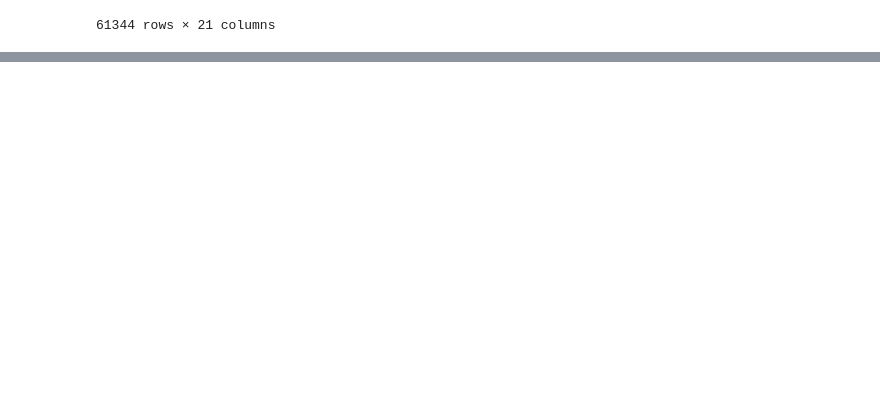
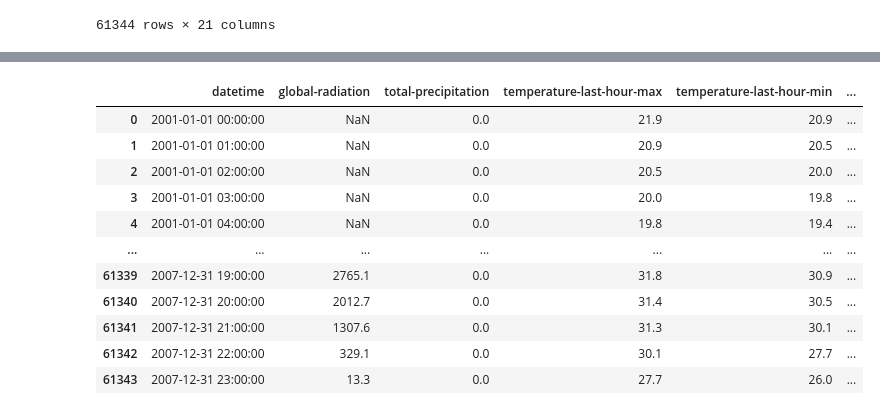
Before and after one commit to fellipessanha/solar-studies, a Jupyter notebook: data-treatment.ipynb, the cells around one changed output, grey strips where cells are left out. Drawn from its saved outputs; the diff is of its cells as text; code cells hidden in the pictures; blank space fills up the shorter version.

Commit message:
feat: treat weird -9999 values to NaN and format

```diff
--- a/data-treatment.ipynb
+++ b/data-treatment.ipynb
@@ -7,12 +7,21 @@ import matplotlib.pyplot as plt
 from datetime import datetime as dt
 # %%
 years = [i for i in range(2001, 2008)]
-location = 'A801'
+location = "A801"
 
 filenames = []
 for year in years:
-    filenames.extend([f'{year}/{file.name}' for file in os.scandir(f'inmet-data/{year}') if location in file.name])
-dfs = [pd.read_csv(f"inmet-data/{f}", delimiter=';', header=8,encoding="iso-8859-1") for f in filenames]
+    filenames.extend(
+        [
+            f"{year}/{file.name}"
+            for file in os.scandir(f"inmet-data/{year}")
+            if location in file.name
+        ]
+    )
+dfs = [
+    pd.read_csv(f"inmet-data/{f}", delimiter=";", header=8, encoding="iso-8859-1")
+    for f in filenames
+]
 
 raw_data = pd.concat(dfs).reset_index()
 raw_data
@@ -47,48 +42,52 @@ Length: 61344, dtype: datetime64[ns]
 # %%
 cols = raw_data.columns
-raw_data['datetime'] = pd.to_datetime(raw_data[cols[1]] + ' ' + raw_data[cols[2]], format='%Y-%m-%d %H:%M')
+raw_data["datetime"] = pd.to_datetime(
+    raw_data[cols[1]] + " " + raw_data[cols[2]], format="%Y-%m-%d %H:%M"
+)
 
 
 def parseToFloat(col):
-    return raw_data[col].apply(lambda x : float(x.replace(',', '.')) if(isinstance(x, str)) else x)
+    return (
+        raw_data[col]
+        .apply(lambda x: float(x.replace(",", ".")) if (isinstance(x, str)) else x)
+        .apply(lambda x: np.nan if x == -9999.0 else x)
+    )
 
 
 # global-radiation
-raw_data['global-radiation'] = parseToFloat("RADIACAO GLOBAL (KJ/m²)")
+raw_data["global-radiation"] = parseToFloat("RADIACAO GLOBAL (KJ/m²)")
 
 # precipitation
-raw_data['total-precipitation'] = parseToFloat("PRECIPITAÇÃO TOTAL, HORÁRIO (mm)")
+raw_data["total-precipitation"] = parseToFloat("PRECIPITAÇÃO TOTAL, HORÁRIO (mm)")
+
+raw_data["relative-humidity"] = parseToFloat("UMIDADE RELATIVA DO AR, HORARIA (%)")
 
 # temperature
-raw_data['temperature-last-hour-max'] = parseToFloat("TEMPERATURA MÁXIMA NA HORA ANT. (AUT) (°C)")
-raw_data['temperature-last-hour-min'] = parseToFloat("TEMPERATURA MÍNIMA NA HORA ANT. (AUT) (°C)")
+raw_data["temperature-last-hour-max"] = parseToFloat(
+    "TEMPERATURA MÁXIMA NA HORA ANT. (AUT) (°C)"
+)
+raw_data["temperature-last-hour-min"] = parseToFloat(
+    "TEMPERATURA MÍNIMA NA HORA ANT. (AUT) (°C)"
+)
 
 # wind
-raw_data['wind-speed'] = parseToFloat("VENTO, VELOCIDADE HORARIA (m/s)")
+raw_data["wind-speed"] = parseToFloat("VENTO, VELOCIDADE HORARIA (m/s)")
+raw_data["wind-speed-max-gust"] = parseToFloat("VENTO, RAJADA MAXIMA (m/s)")
 
+raw_data
 # removing unused columns and renaming the remainder to more friendly names
-renamed_data = raw_data.loc[:, ~raw_data.columns.str.contains("^Unnamed")].drop(
-    columns=[
-        'index',
-        "PRESSAO ATMOSFERICA AO NIVEL DA ESTACAO, HORARIA (mB)",
-        "PRESSÃO ATMOSFERICA MAX.NA HORA ANT. (AUT) (mB)",
-        "PRESSÃO ATMOSFERICA MIN. NA HORA ANT. (AUT) (mB)",
-        "TEMPERATURA DO AR - BULBO SECO, HORARIA (°C)",
-        "TEMPERATURA DO PONTO DE ORVALHO (°C)",
-        "TEMPERATURA ORVALHO MAX. NA HORA ANT. (AUT) (°C)",
-        "TEMPERATURA ORVALHO MIN. NA HORA ANT. (AUT) (°C)",
-        "UMIDADE REL. MAX. NA HORA ANT. (AUT) (%)",
-        "UMIDADE REL. MIN. NA HORA ANT. (AUT) (%)",
-        "DATA (YYYY-MM-DD)",
-        "HORA (UTC)",
-    ]
-).rename(
-    columns={
-        "UMIDADE RELATIVA DO AR, HORARIA (%)": "relative-humidity",
-        "VENTO, DIREÇÃO HORARIA (gr) (° (gr))": "wind-direction",
-        "VENTO, RAJADA MAXIMA (m/s)": "wind-speed-max-gust",
-    }
-)
-
-renamed_data.datetime
+renamed_data = raw_data.drop(columns=cols[:21])
+renamed_data
 # %% [output]
+|  | datetime | global-radiation | total-precipitation | temperature-last-hour-max | temperature-last-hour-min | ... |
+| 0 | 2001-01-01 00:00:00 | NaN | 0.0 | 21.9 | 20.9 | ... |
+| 1 | 2001-01-01 01:00:00 | NaN | 0.0 | 20.9 | 20.5 | ... |
+| 2 | 2001-01-01 02:00:00 | NaN | 0.0 | 20.5 | 20.0 | ... |
+| 3 | 2001-01-01 03:00:00 | NaN | 0.0 | 20.0 | 19.8 | ... |
+| 4 | 2001-01-01 04:00:00 | NaN | 0.0 | 19.8 | 19.4 | ... |
+| ... | ... | ... | ... | ... | ... | ... |
+| 61339 | 2007-12-31 19:00:00 | 2765.1 | 0.0 | 31.8 | 30.9 | ... |
+| 61340 | 2007-12-31 20:00:00 | 2012.7 | 0.0 | 31.4 | 30.5 | ... |
+| 61341 | 2007-12-31 21:00:00 | 1307.6 | 0.0 | 31.3 | 30.1 | ... |
+| 61342 | 2007-12-31 22:00:00 | 329.1 | 0.0 | 30.1 | 27.7 | ... |
+| 61343 | 2007-12-31 23:00:00 | 13.3 | 0.0 | 27.7 | 26.0 | ... |
```
Also changed, not shown: parts of 5 cells of this notebook.
